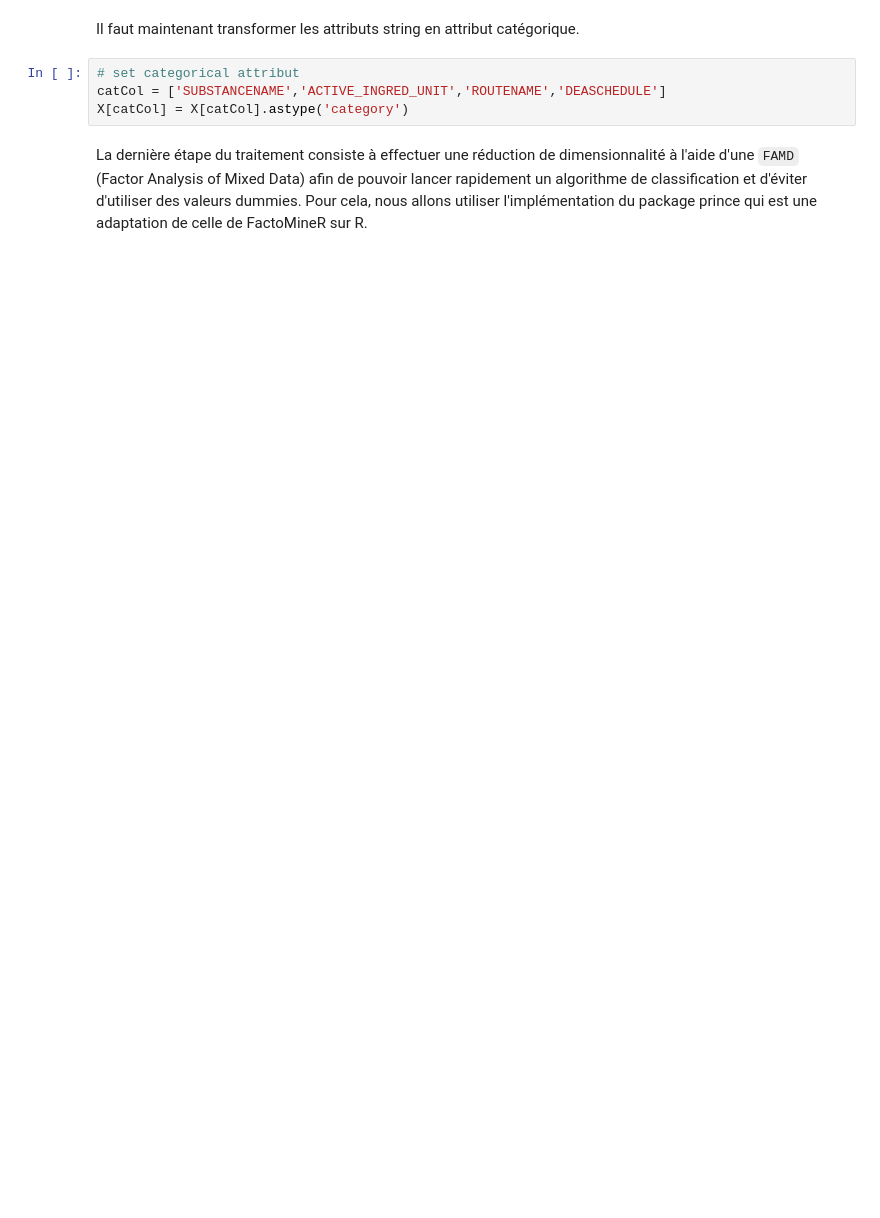
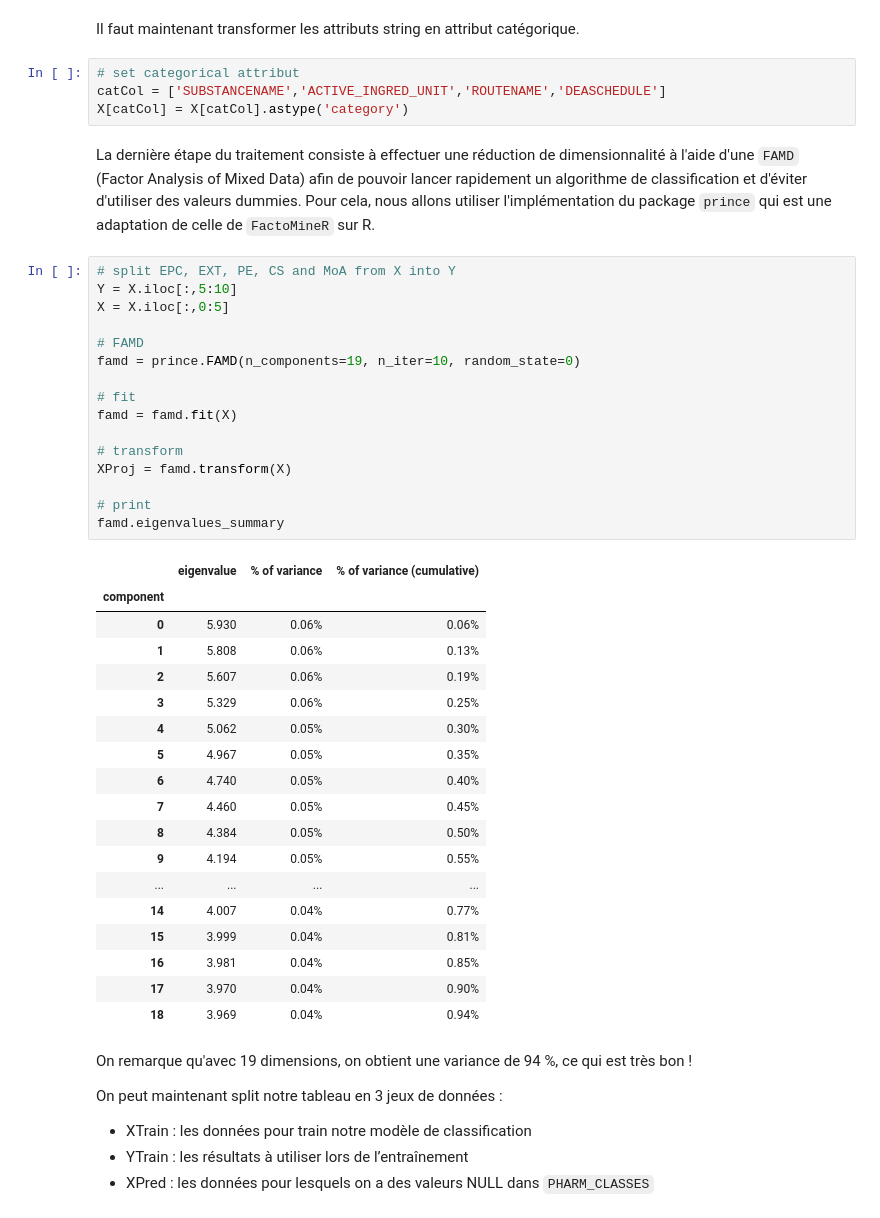
Before and after one commit to T-amairi/IFT870, a Jupyter notebook: TP2/tp2.ipynb, the cells around one changed output. Drawn from its saved outputs; the diff is of its cells as text; blank space fills up the shorter version.

```diff
--- a/TP2/tp2.ipynb
+++ b/TP2/tp2.ipynb
@@ -867,6 +875,48 @@ Il faut maintenant transformer les attributs string en attribut catégorique.
 # set categorical attribut
 catCol = ['SUBSTANCENAME','ACTIVE_INGRED_UNIT','ROUTENAME','DEASCHEDULE']
 X[catCol] = X[catCol].astype('category')
+# %% [markdown]
+La dernière étape du traitement consiste à effectuer une réduction de dimensionnalité à l'aide d'une ``FAMD`` (Factor Analysis of Mixed Data) afin de pouvoir lancer rapidement un algorithme de classification et d'éviter d'utiliser des valeurs dummies. Pour cela, nous allons utiliser l'implémentation du package ``prince`` qui est une adaptation de celle de ``FactoMineR`` sur R.
+# %%
+# split EPC, EXT, PE, CS and MoA from X into Y
+Y = X.iloc[:,5:10]
+X = X.iloc[:,0:5]
+
+# FAMD
+famd = prince.FAMD(n_components=19, n_iter=10, random_state=0)
+
+# fit
+famd = famd.fit(X)
+
+# transform
+XProj = famd.transform(X)
+
+# print
+famd.eigenvalues_summary
+# %% [output]
+|  | eigenvalue | % of variance | % of variance (cumulative) |
+| component |  |  |  |
+| 0 | 5.930 | 0.06% | 0.06% |
+| 1 | 5.808 | 0.06% | 0.13% |
+| 2 | 5.607 | 0.06% | 0.19% |
+| 3 | 5.329 | 0.06% | 0.25% |
+| 4 | 5.062 | 0.05% | 0.30% |
+| 5 | 4.967 | 0.05% | 0.35% |
+| 6 | 4.740 | 0.05% | 0.40% |
+| 7 | 4.460 | 0.05% | 0.45% |
+| 8 | 4.384 | 0.05% | 0.50% |
+| 9 | 4.194 | 0.05% | 0.55% |
+| ... | ... | ... | ... |
+| 14 | 4.007 | 0.04% | 0.77% |
+| 15 | 3.999 | 0.04% | 0.81% |
+| 16 | 3.981 | 0.04% | 0.85% |
+| 17 | 3.970 | 0.04% | 0.90% |
+| 18 | 3.969 | 0.04% | 0.94% |
 # %% [markdown]
-La dernière étape du traitement consiste à effectuer une réduction de dimensionnalité à l'aide d'une ``FAMD`` (Factor Analysis of Mixed Data) afin de pouvoir lancer rapidement un algorithme de classification et d'éviter d'utiliser des valeurs dummies. Pour cela, nous allons utiliser l'implémentation du package prince qui est une adaptation de celle de FactoMineR sur R.
+On remarque qu'avec 19 dimensions, on obtient une variance de 94 %, ce qui est très bon !
+
+On peut maintenant split notre tableau en 3 jeux de données :
+- XTrain : les données pour train notre modèle de classification
+- YTrain : les résultats à utiliser lors de l’entraînement
+- XPred : les données pour lesquels on a des valeurs NULL dans ``PHARM_CLASSES``
 # %%
```
Also changed, not shown: parts of 24 cells of this notebook.
